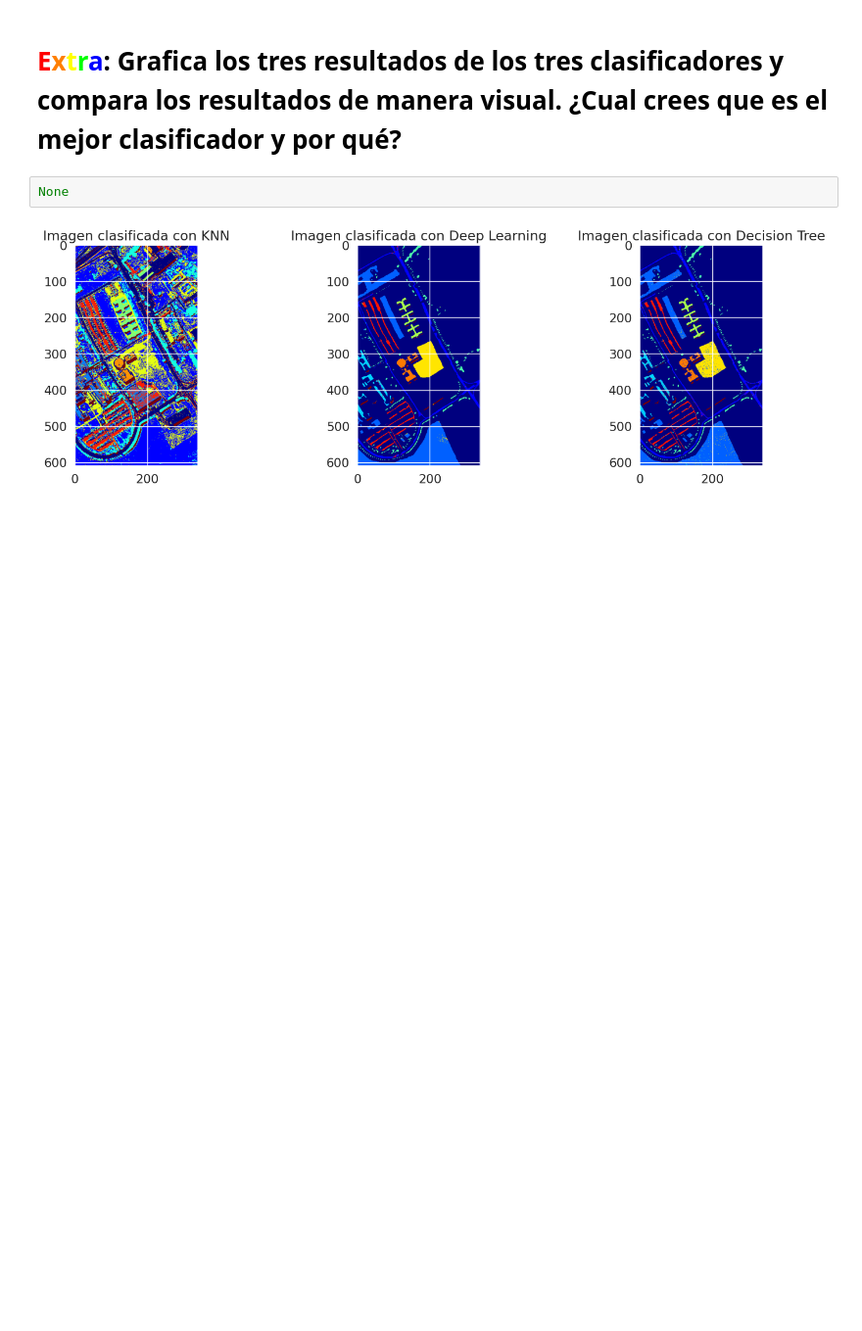
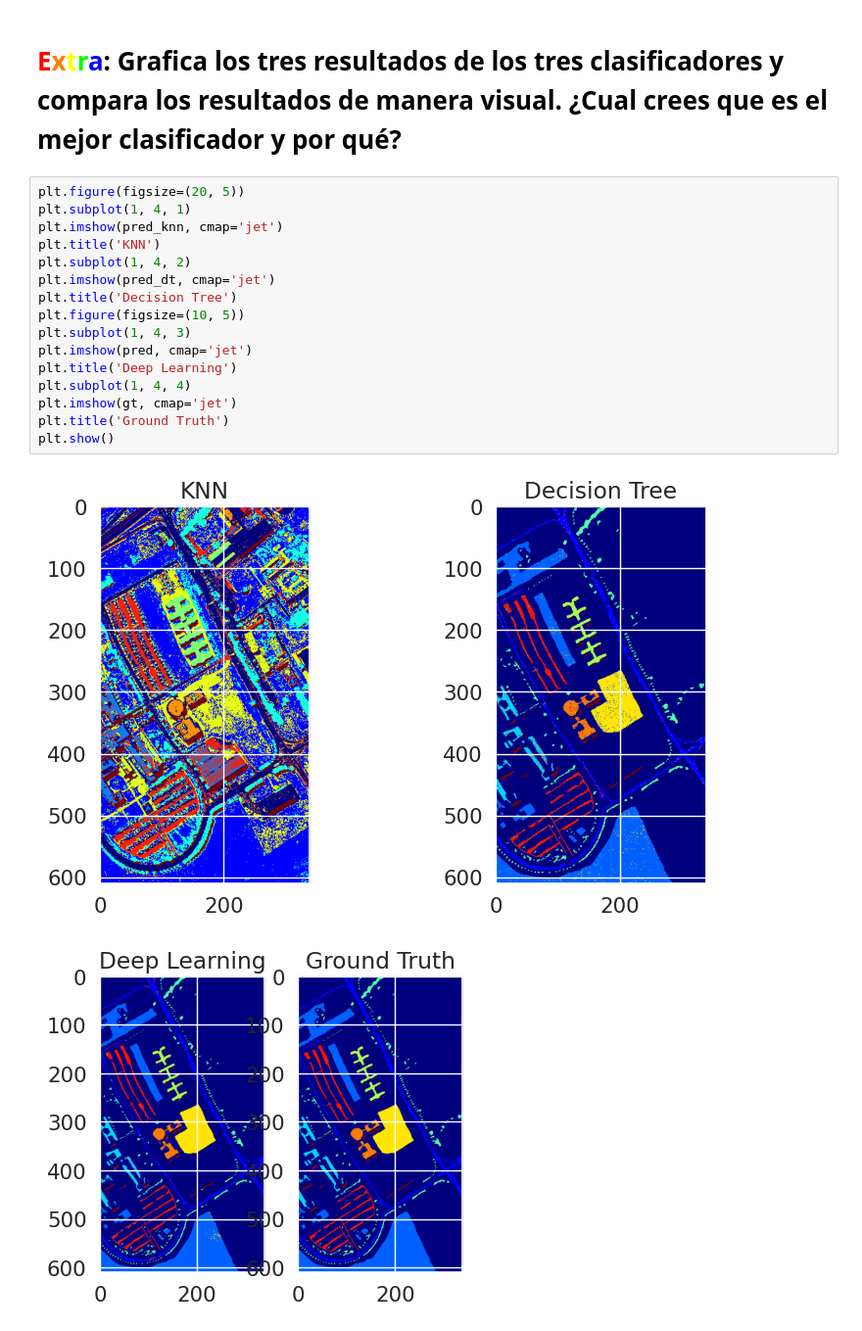
Before and after one commit to SebasD0696/Hands-on-Computer-Vision, a Jupyter notebook: sesiones/sesion4/Sesion4_3_Classification.ipynb, the cells around one changed output. Shown at 98% size. Cells and saved outputs as stored; diff of their text form; blank space fills up the shorter version.

```diff
--- a/sesiones/sesion4/Sesion4_3_Classification.ipynb
+++ b/sesiones/sesion4/Sesion4_3_Classification.ipynb
@@ -540,7 +540,22 @@ plt.show()
 [figure]
 # %% [markdown]
 # **<font color="#FF0000">E</font><font color="#FF7F00">x</font><font color="#FFFF00">t</font><font color="#00FF00">r</font><font color="#0000FF">a</font>**: Grafica los tres resultados de los tres clasificadores y compara los resultados de manera visual. ¿Cual crees que es el mejor clasificador y por qué?
-# %%
-None
-# %% [output]
-[figure, removed]
+# %%
+plt.figure(figsize=(20, 5))
+plt.subplot(1, 4, 1)
+plt.imshow(pred_knn, cmap='jet')
+plt.title('KNN')
+plt.subplot(1, 4, 2)
+plt.imshow(pred_dt, cmap='jet')
+plt.title('Decision Tree')
+plt.figure(figsize=(10, 5))
+plt.subplot(1, 4, 3)
+plt.imshow(pred, cmap='jet')
+plt.title('Deep Learning')
+plt.subplot(1, 4, 4)
+plt.imshow(gt, cmap='jet')
+plt.title('Ground Truth')
+plt.show()
+# %% [output]
+[figure, added]
+[figure, added]
```
Also changed, not shown: parts of 3 cells of this notebook.
